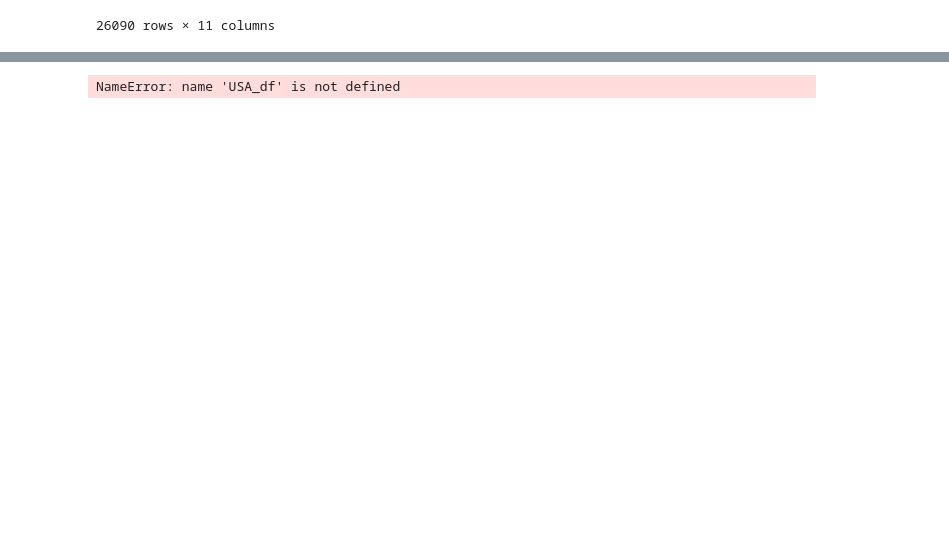
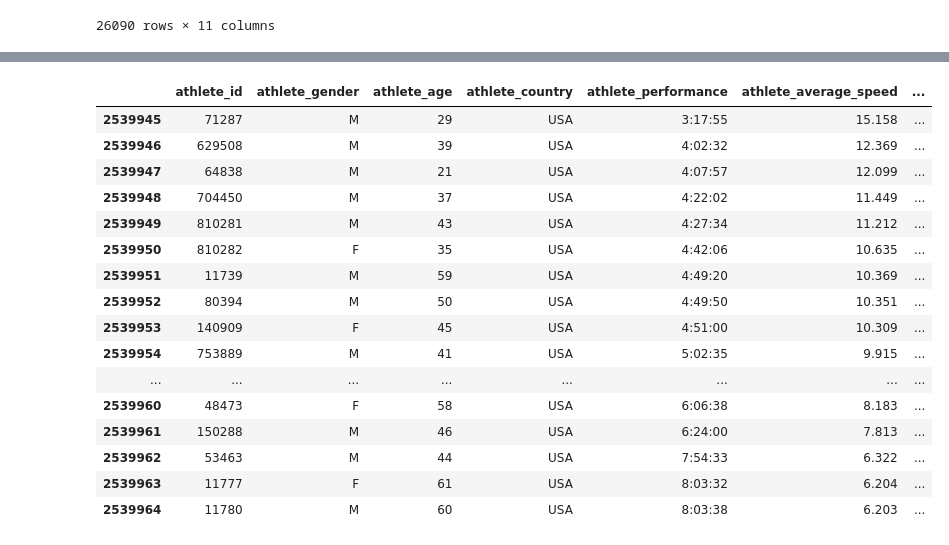
Before and after one commit to maedeh-dqn/ultra_marathon_project, a Jupyter notebook: Analyis.ipynb, the cells around one changed output, grey strips where cells are left out. Saved outputs shown, nothing was run; the diff lists cells and outputs as text; code cells hidden in the pictures; blank space fills up the shorter version.

```diff
--- a/Analyis.ipynb
+++ b/Analyis.ipynb
@@ -194,6 +194,22 @@ USA_df = USA_df[['athlete_id', 'athlete_gender', 'athlete_age', 'athlete_country
                  'athlete_performance', 'athlete_average_speed', 'number_of_finishers', 'race_length',
                  'race_name', 'race_day', 'year']]
 # %%
-USA_df.head()
+USA_df.head(20)
 # %% [output]
-NameError: name 'USA_df' is not defined
+|  | athlete_id | athlete_gender | athlete_age | athlete_country | athlete_performance | athlete_average_speed | ... |
+| 2539945 | 71287 | M | 29 | USA | 3:17:55 | 15.158 | ... |
+| 2539946 | 629508 | M | 39 | USA | 4:02:32 | 12.369 | ... |
+| 2539947 | 64838 | M | 21 | USA | 4:07:57 | 12.099 | ... |
+| 2539948 | 704450 | M | 37 | USA | 4:22:02 | 11.449 | ... |
+| 2539949 | 810281 | M | 43 | USA | 4:27:34 | 11.212 | ... |
+| 2539950 | 810282 | F | 35 | USA | 4:42:06 | 10.635 | ... |
+| 2539951 | 11739 | M | 59 | USA | 4:49:20 | 10.369 | ... |
+| 2539952 | 80394 | M | 50 | USA | 4:49:50 | 10.351 | ... |
+| 2539953 | 140909 | F | 45 | USA | 4:51:00 | 10.309 | ... |
+| 2539954 | 753889 | M | 41 | USA | 5:02:35 | 9.915 | ... |
+| ... | ... | ... | ... | ... | ... | ... | ... |
+| 2539960 | 48473 | F | 58 | USA | 6:06:38 | 8.183 | ... |
+| 2539961 | 150288 | M | 46 | USA | 6:24:00 | 7.813 | ... |
+| 2539962 | 53463 | M | 44 | USA | 7:54:33 | 6.322 | ... |
+| 2539963 | 11777 | F | 61 | USA | 8:03:32 | 6.204 | ... |
+| 2539964 | 11780 | M | 60 | USA | 8:03:38 | 6.203 | ... |
```
Also changed, not shown: parts of 7 cells of this notebook.
